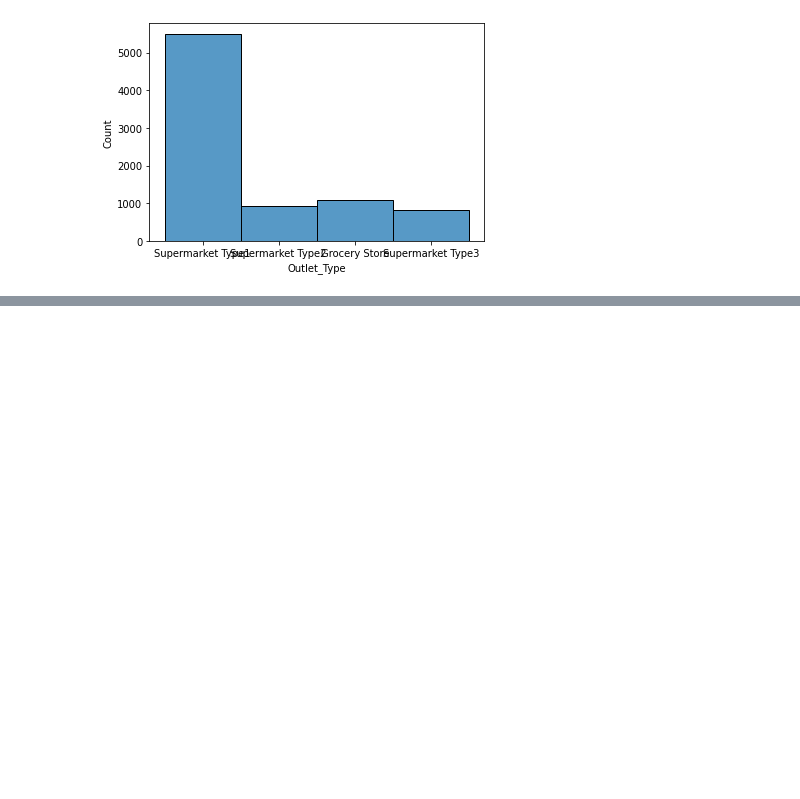
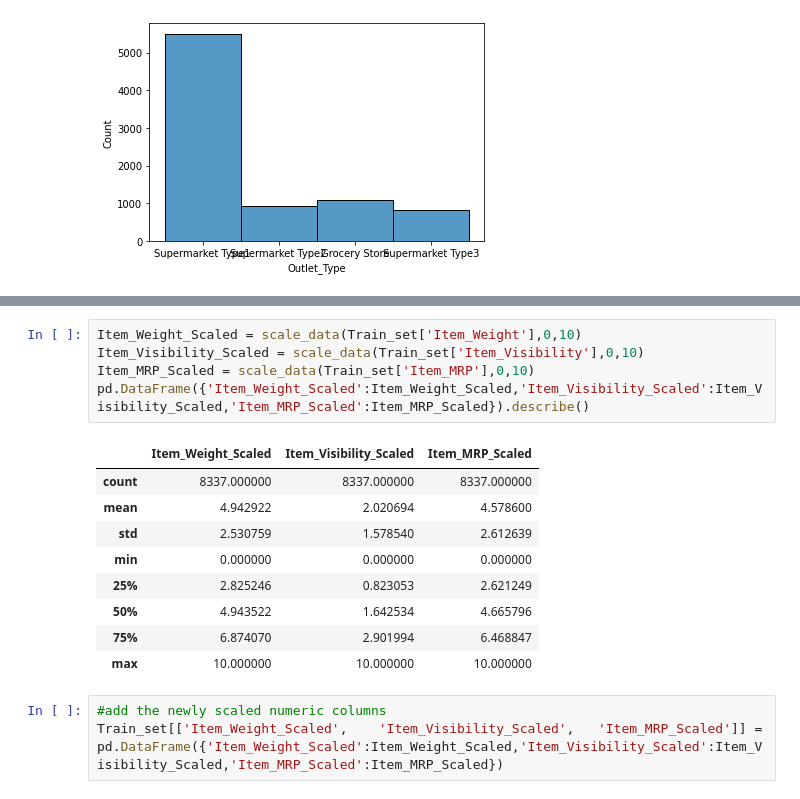
Before and after one commit to Technocolabs100/Product-Sales-Outlet-at-BigMart-Datawarehouse, a Jupyter notebook: MiniProject.ipynb, the cells around one changed output, grey strips where cells are left out. Drawn from its saved outputs; the diff is of its cells as text; blank space fills up the shorter version.

```diff
--- a/MiniProject.ipynb
+++ b/MiniProject.ipynb
@@ -580,0 +610,18 @@ sns.histplot(x=Train_set.Outlet_Type)
+# %%
+Item_Weight_Scaled = scale_data(Train_set['Item_Weight'],0,10)
+Item_Visibility_Scaled = scale_data(Train_set['Item_Visibility'],0,10)
+Item_MRP_Scaled = scale_data(Train_set['Item_MRP'],0,10)
+pd.DataFrame({'Item_Weight_Scaled':Item_Weight_Scaled,'Item_Visibility_Scaled':Item_Visibility_Scaled,'Item_MRP_Scaled':Item_MRP_Scaled}).describe()
+# %% [output]
+|  | Item_Weight_Scaled | Item_Visibility_Scaled | Item_MRP_Scaled |
+| count | 8337.000000 | 8337.000000 | 8337.000000 |
+| mean | 4.942922 | 2.020694 | 4.578600 |
+| std | 2.530759 | 1.578540 | 2.612639 |
+| min | 0.000000 | 0.000000 | 0.000000 |
+| 25% | 2.825246 | 0.823053 | 2.621249 |
+| 50% | 4.943522 | 1.642534 | 4.665796 |
+| 75% | 6.874070 | 2.901994 | 6.468847 |
+| max | 10.000000 | 10.000000 | 10.000000 |
+# %%
+#add the newly scaled numeric columns
+Train_set[['Item_Weight_Scaled',	'Item_Visibility_Scaled',	'Item_MRP_Scaled']] = pd.DataFrame({'Item_Weight_Scaled':Item_Weight_Scaled,'Item_Visibility_Scaled':Item_Visibility_Scaled,'Item_MRP_Scaled':Item_MRP_Scaled})
```
Also changed, not shown: parts of 38 cells of this notebook.
